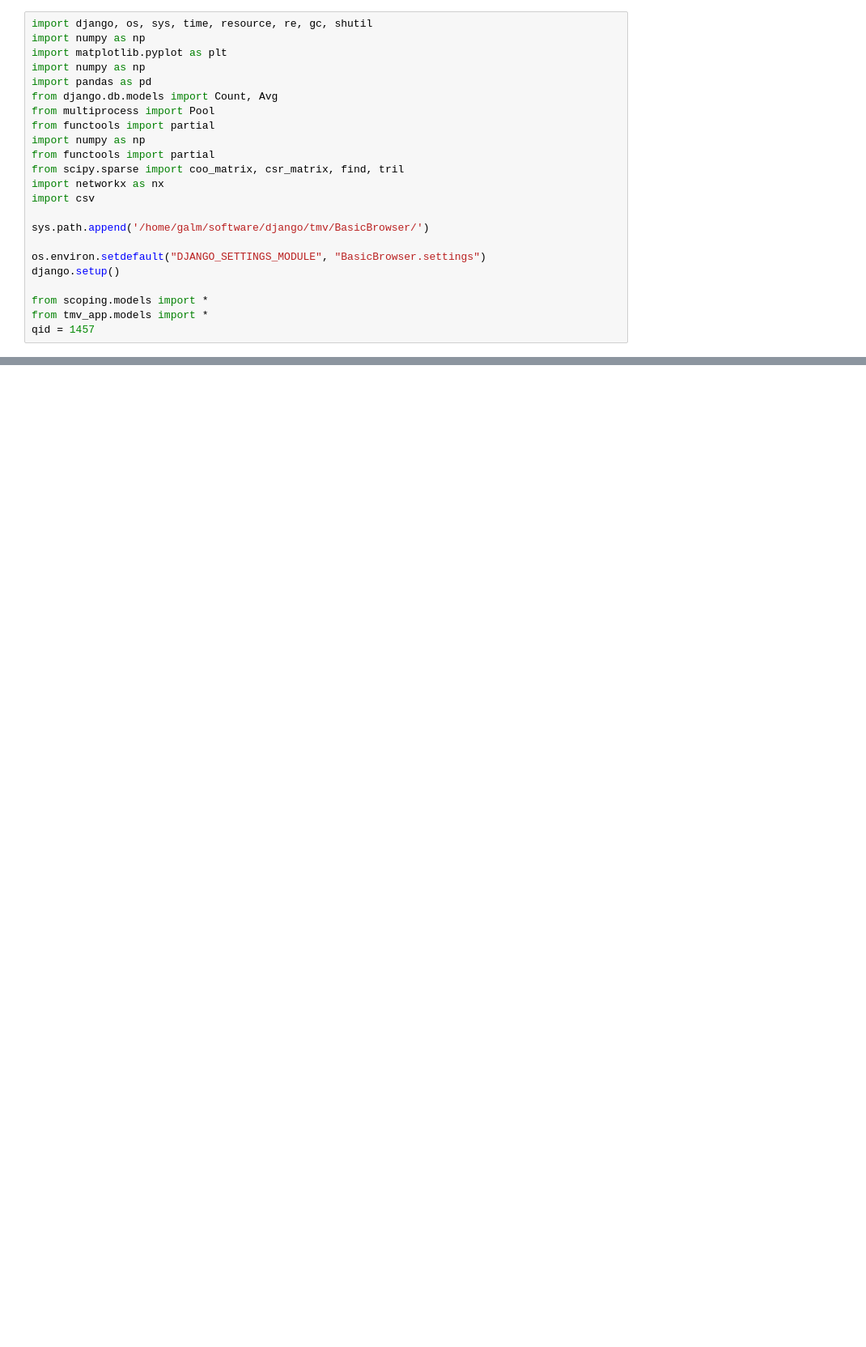
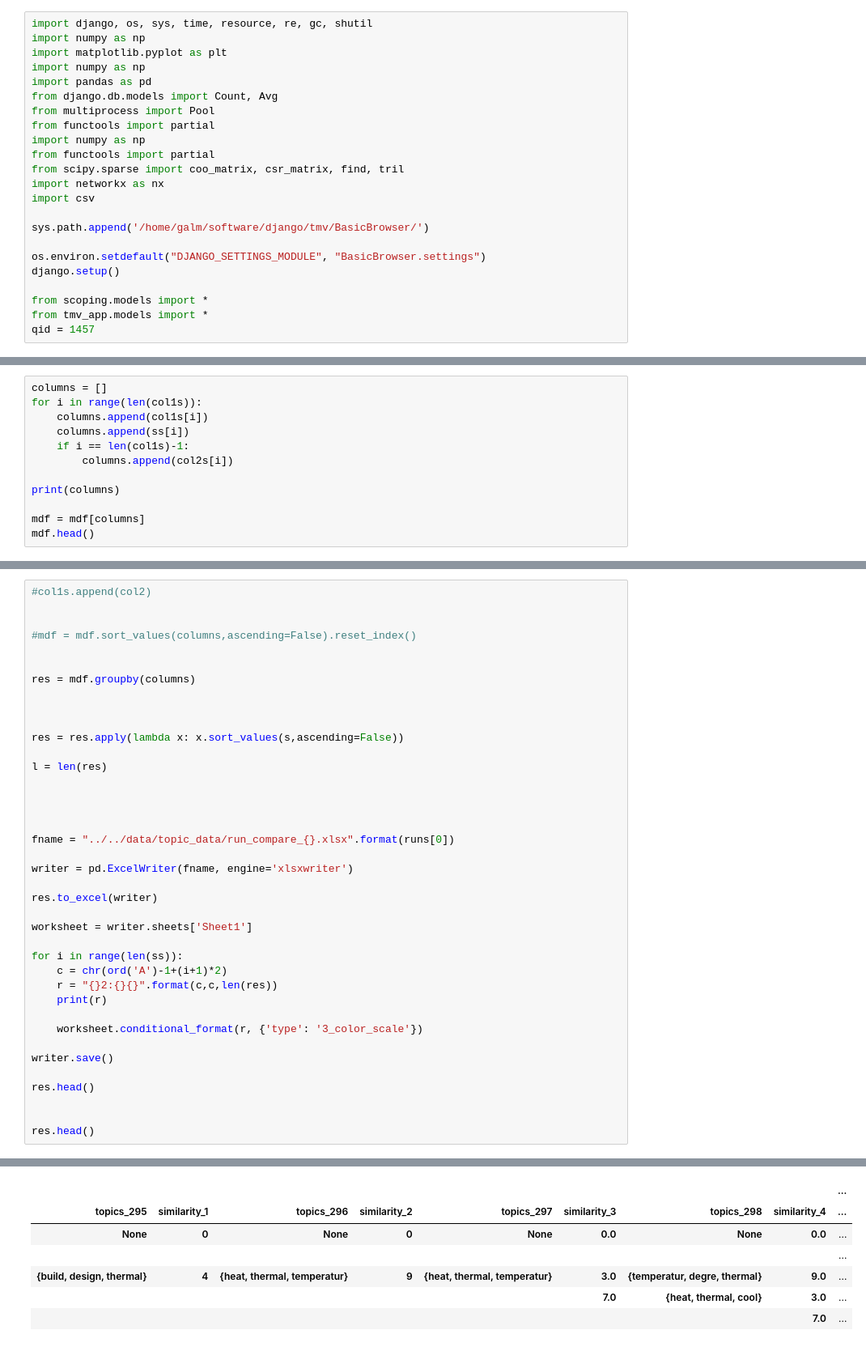
Before and after one commit to mcc-apsis/sustainability, a Jupyter notebook: code/result_interpretation/model comparison.ipynb, the cells around one changed output, grey strips where cells are left out. Shown: that part at 81% size. Saved outputs shown, nothing was run; the diff lists cells and outputs as text; blank space fills up the shorter version.

Commit message:
comparison table

```diff
--- a/code/result_interpretation/model comparison.ipynb
+++ b/code/result_interpretation/model comparison.ipynb
@@ -71,0 +191,12 @@ writer.save()
+# %%
+columns = []
+for i in range(len(col1s)):
+    columns.append(col1s[i])
+    columns.append(ss[i])
+    if i == len(col1s)-1:
+        columns.append(col2s[i])
+
+print(columns)
+
+mdf = mdf[columns]
+mdf.head()
@@ -71,0 +211,40 @@ writer.save()
+# %%
+#col1s.append(col2)
+
+
+#mdf = mdf.sort_values(columns,ascending=False).reset_index()
+
+
+res = mdf.groupby(columns)
+
+
+
+res = res.apply(lambda x: x.sort_values(s,ascending=False))
+
+l = len(res)
+
+
+
+
+fname = "../../data/topic_data/run_compare_{}.xlsx".format(runs[0])
+
+writer = pd.ExcelWriter(fname, engine='xlsxwriter')
+
+res.to_excel(writer)
+
+worksheet = writer.sheets['Sheet1']
+
+for i in range(len(ss)):
+    c = chr(ord('A')-1+(i+1)*2)
+    r = "{}2:{}{}".format(c,c,len(res))
+    print(r)
+
+    worksheet.conditional_format(r, {'type': '3_color_scale'})
+
+writer.save()
+
+res.head()
+
+
+res.head()
+# %% [output]
@@ -71,0 +255,7 @@ writer.save()
+|  |  |  |  |  |  |  |  | ... |
+| topics_295 | similarity_1 | topics_296 | similarity_2 | topics_297 | similarity_3 | topics_298 | similarity_4 | ... |
+| None | 0 | None | 0 | None | 0.0 | None | 0.0 | ... |
+|  |  |  |  |  |  |  |  | ... |
+| {build, design, thermal} | 4 | {heat, thermal, temperatur} | 9 | {heat, thermal, temperatur} | 3.0 | {temperatur, degre, thermal} | 9.0 | ... |
+|  |  |  |  |  | 7.0 | {heat, thermal, cool} | 3.0 | ... |
+|  |  |  |  |  |  |  | 7.0 | ... |
```
Also changed, not shown: parts of 9 cells of this notebook, 7 other files.
